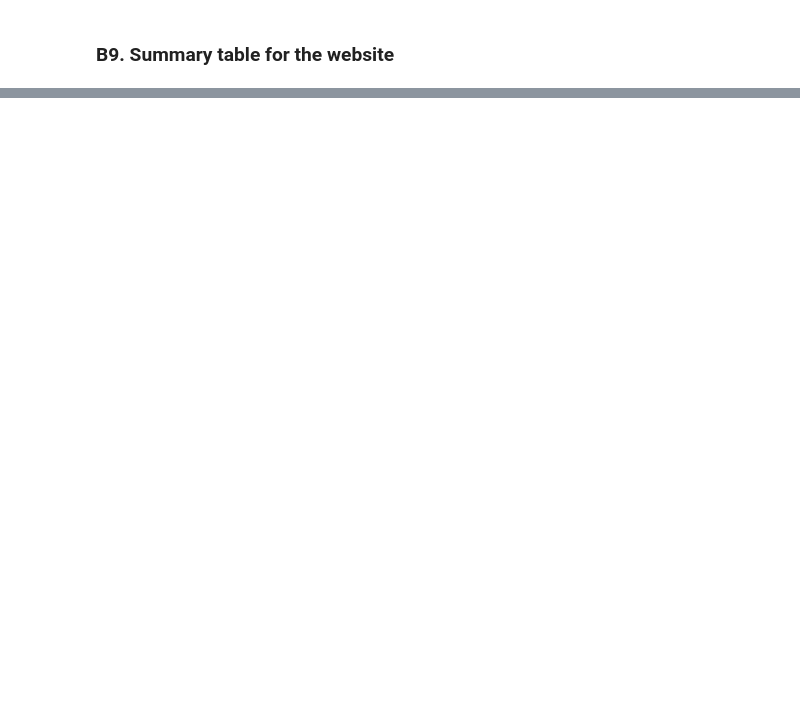
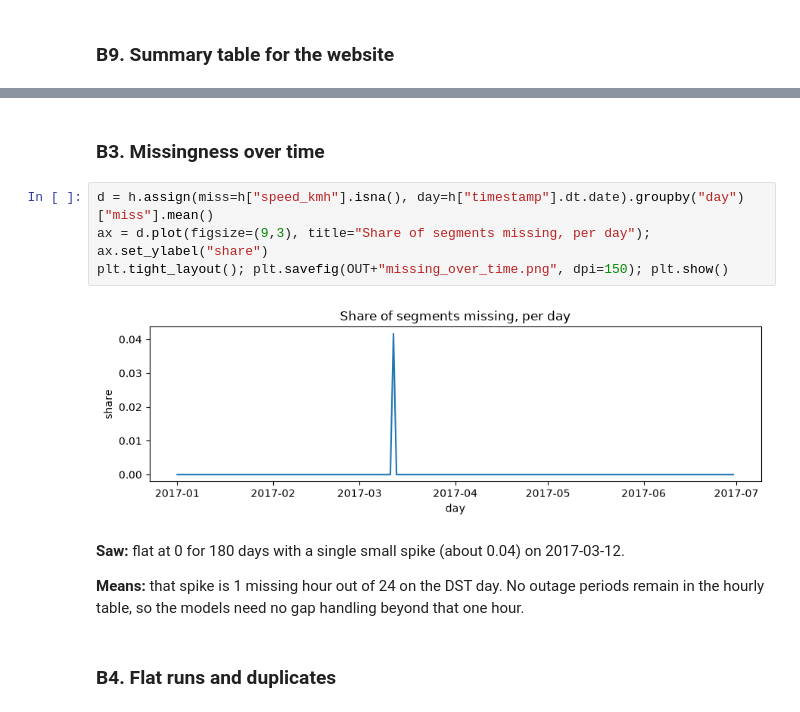
Before and after one commit to Shrey0407/Traffic-flow-prediction, a Jupyter notebook: notebooks/01_data_understanding.ipynb, the cells around one changed output, grey strips where cells are left out. Drawn from its saved outputs; the diff is of its cells as text; blank space fills up the shorter version.

```diff
--- a/notebooks/01_data_understanding.ipynb
+++ b/notebooks/01_data_understanding.ipynb
@@ -352,0 +466,14 @@ summary
+# %% [markdown]
+### B3. Missingness over time
+# %%
+d = h.assign(miss=h["speed_kmh"].isna(), day=h["timestamp"].dt.date).groupby("day")["miss"].mean()
+ax = d.plot(figsize=(9,3), title="Share of segments missing, per day"); ax.set_ylabel("share")
+plt.tight_layout(); plt.savefig(OUT+"missing_over_time.png", dpi=150); plt.show()
+# %% [output]
+[figure, added]
+# %% [markdown]
+**Saw:** flat at 0 for 180 days with a single small spike (about 0.04) on 2017-03-12.
+
+**Means:** that spike is 1 missing hour out of 24 on the DST day. No outage periods remain in the hourly table, so the models need no gap handling beyond that one hour.
+# %% [markdown]
+### B4. Flat runs and duplicates
```
Also changed, not shown: parts of 31 cells of this notebook, 29 other files.
